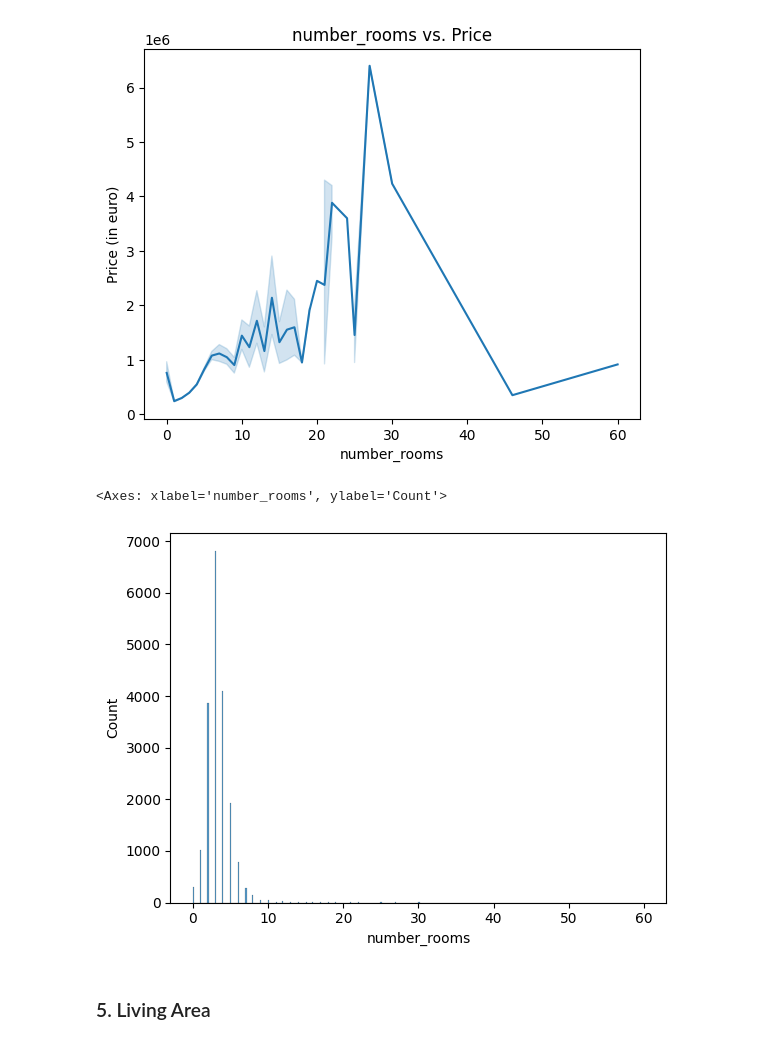
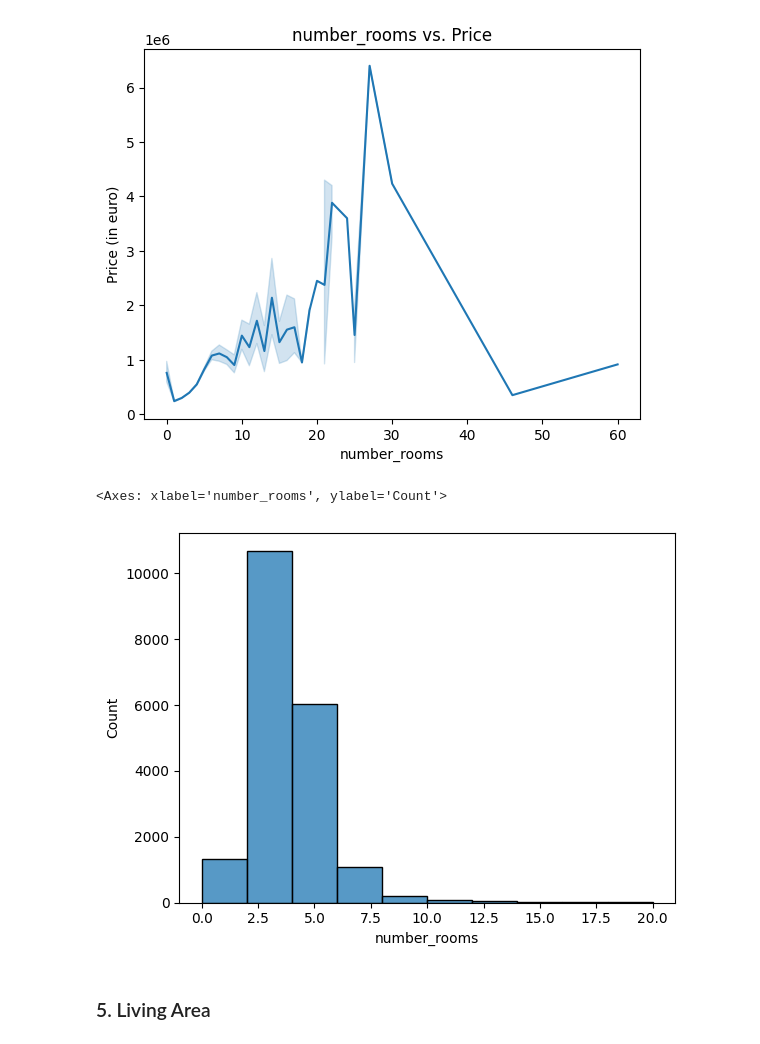
Before and after one commit to nikolaaswillaert/ImmoElizaDataAnalysis, a Jupyter notebook: datacleaning.ipynb, the cells around one changed output. Saved outputs shown, nothing was run; the diff lists cells and outputs as text; code cells hidden in the pictures.

```diff
--- a/datacleaning.ipynb
+++ b/datacleaning.ipynb
@@ -308,10 +354,13 @@ memory usage: 152.5 KB
 create_num_plot(df, 'number_rooms')
 # %% [output]
 [figure]
-# %%
-sns.histplot(df, x='number_rooms')
-# %% [output]
-<Axes: xlabel='number_rooms', ylabel='Count'>
-[figure, removed]
+# %%
+df_num_rooms = df[df['number_rooms'] <= 20]
+
+sns.histplot(df_num_rooms, x='number_rooms', bins = 10)
+# Good metric would be to use num_rooms up to 20
+# %% [output]
+<Axes: xlabel='number_rooms', ylabel='Count'>
+[figure, added]
 # %% [markdown]
 ### 5. Living Area
```
Also changed, not shown: parts of 41 cells of this notebook.
